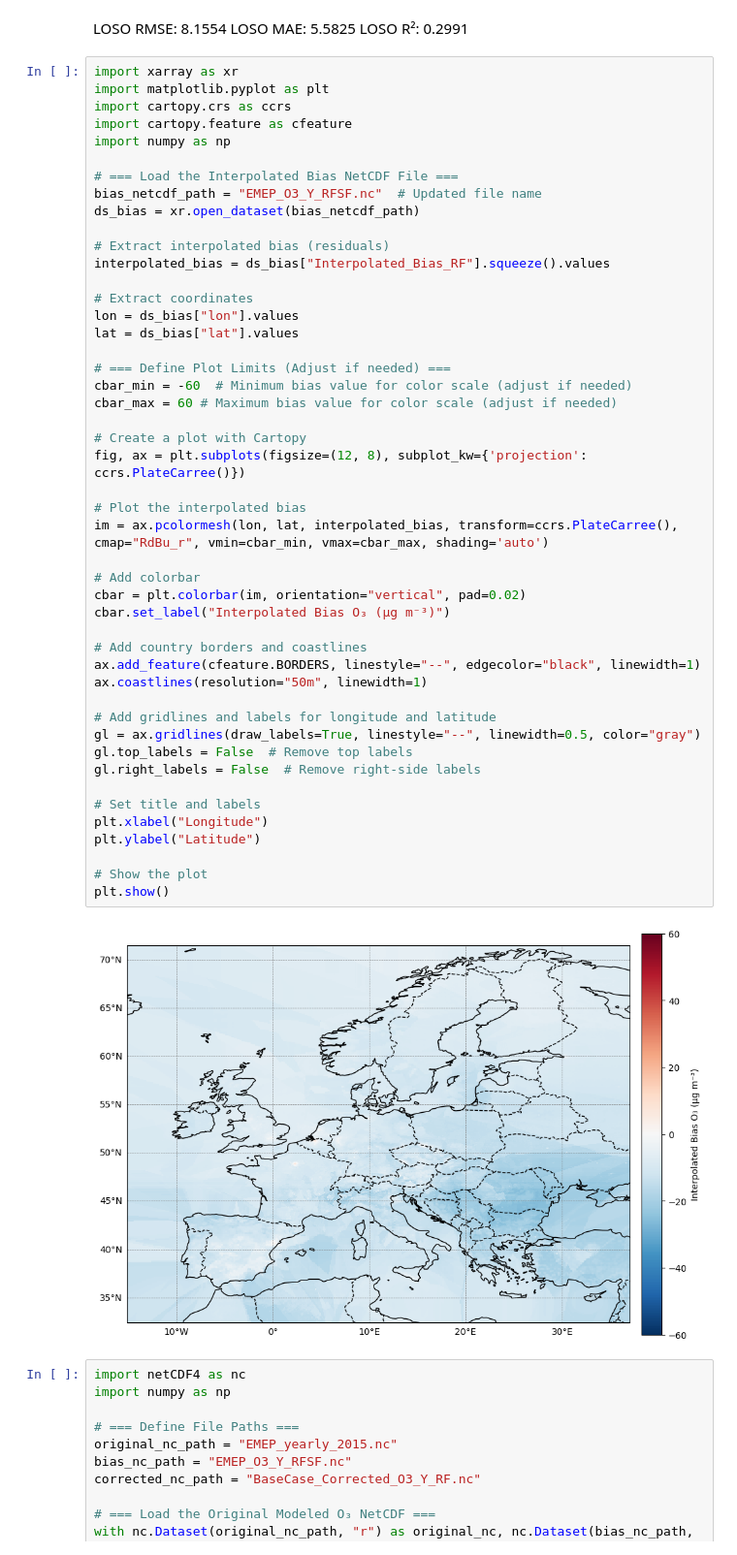
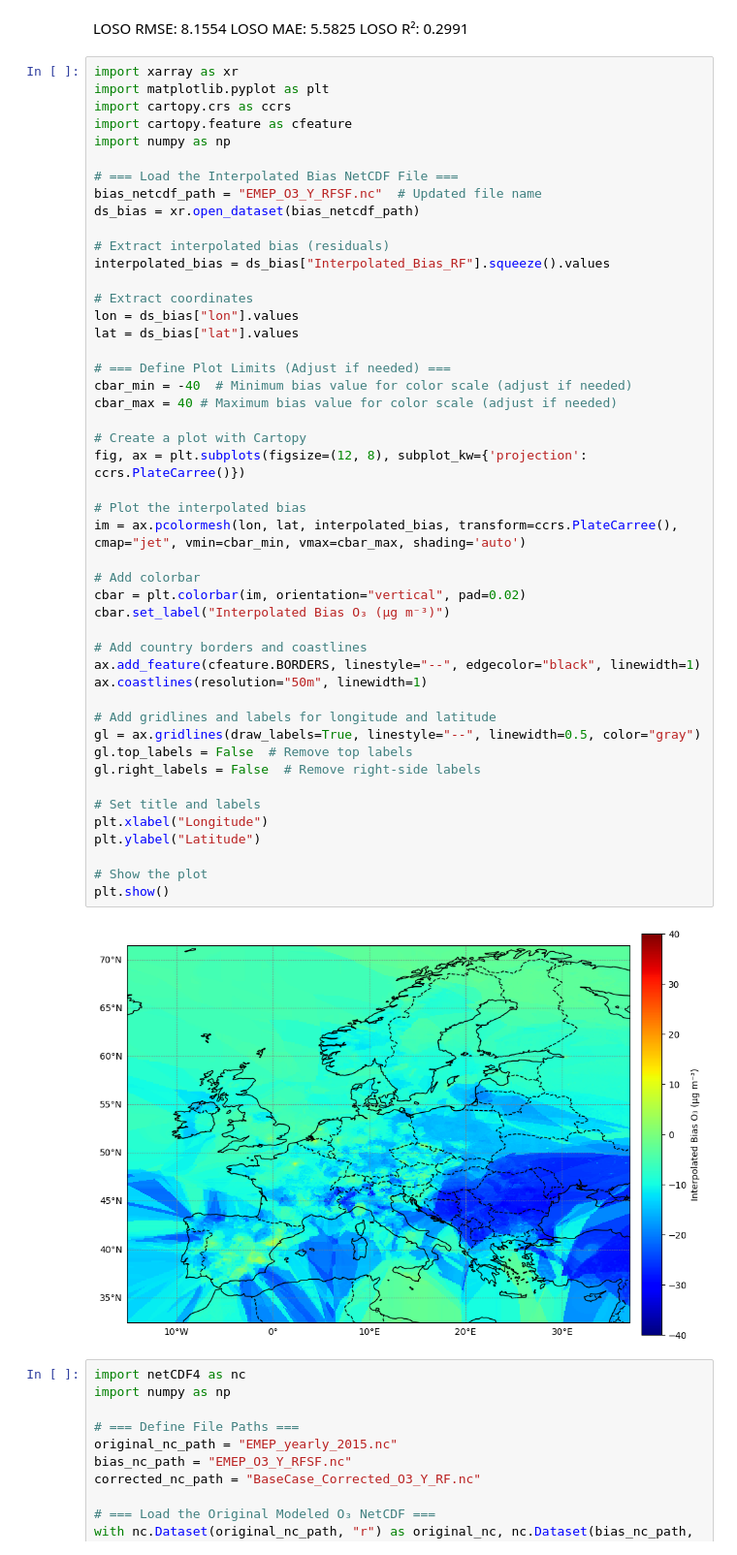
Before and after one commit to costpetrides/FAIRMODE-WG5, a Jupyter notebook: Phase2/RFSF_03.ipynb, the cells around one changed output. Shown at 97% size. Drawn from its saved outputs; the diff is of its cells as text.

```diff
--- a/Phase2/RFSF_03.ipynb
+++ b/Phase2/RFSF_03.ipynb
@@ -209,37 +209,37 @@ interpolated_bias = ds_bias["Interpolated_Bias_RF"].squeeze().values
 lon = ds_bias["lon"].values
 lat = ds_bias["lat"].values
 
 # === Define Plot Limits (Adjust if needed) ===
-cbar_min = -60  # Minimum bias value for color scale (adjust if needed)
-cbar_max = 60 # Maximum bias value for color scale (adjust if needed)
+cbar_min = -40  # Minimum bias value for color scale (adjust if needed)
+cbar_max = 40 # Maximum bias value for color scale (adjust if needed)
 
 # Create a plot with Cartopy
 fig, ax = plt.subplots(figsize=(12, 8), subplot_kw={'projection': ccrs.PlateCarree()})
 
 # Plot the interpolated bias
-im = ax.pcolormesh(lon, lat, interpolated_bias, transform=ccrs.PlateCarree(), cmap="RdBu_r", vmin=cbar_min, vmax=cbar_max, shading='auto')
+im = ax.pcolormesh(lon, lat, interpolated_bias, transform=ccrs.PlateCarree(), cmap="jet", vmin=cbar_min, vmax=cbar_max, shading='auto')
 
 # Add colorbar
 cbar = plt.colorbar(im, orientation="vertical", pad=0.02)
 cbar.set_label("Interpolated Bias O₃ (μg m⁻³)")
 
 # Add country borders and coastlines
 ax.add_feature(cfeature.BORDERS, linestyle="--", edgecolor="black", linewidth=1)
 ax.coastlines(resolution="50m", linewidth=1)
 
 # Add gridlines and labels for longitude and latitude
 gl = ax.gridlines(draw_labels=True, linestyle="--", linewidth=0.5, color="gray")
 gl.top_labels = False  # Remove top labels
 gl.right_labels = False  # Remove right-side labels
 
 # Set title and labels
 plt.xlabel("Longitude")
 plt.ylabel("Latitude")
 
 # Show the plot
 plt.show()
 # %% [output]
-[figure, old version]
+[figure, new version]
 # %%
 import netCDF4 as nc
 import numpy as np
```
